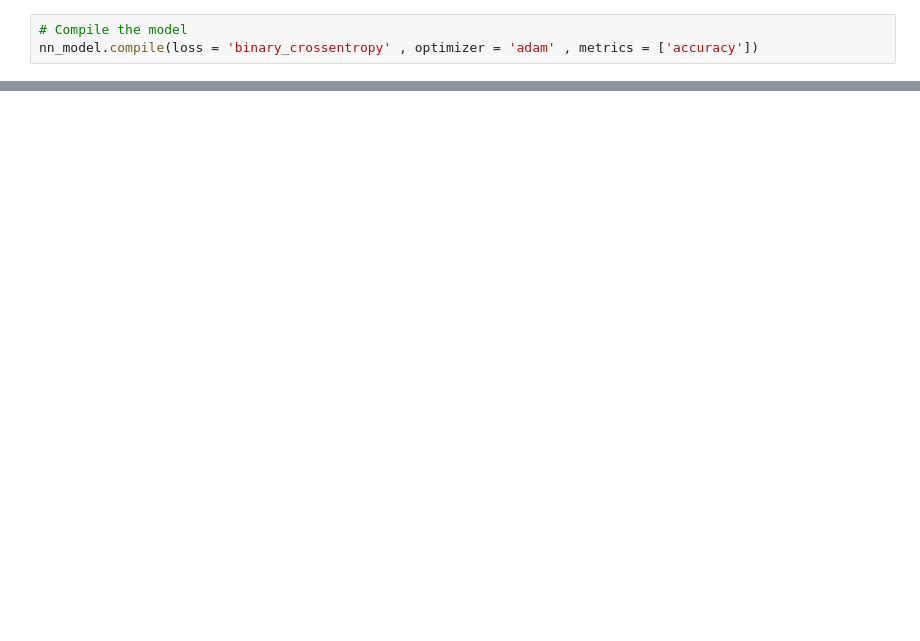
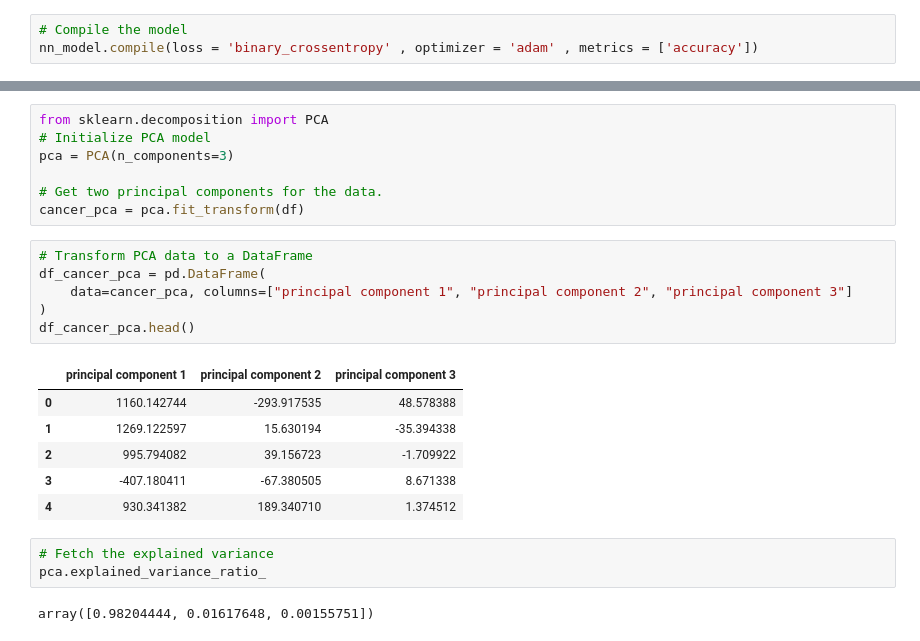
Before and after one commit to toshitorihara/Project4, a Jupyter notebook: Toshi/breast_cancer_test2.ipynb, the cells around one changed output, grey strips where cells are left out. Cells and saved outputs as stored; diff of their text form; blank space fills up the shorter version.

```diff
--- a/Toshi/breast_cancer_test2.ipynb
+++ b/Toshi/breast_cancer_test2.ipynb
@@ -81,0 +101,25 @@ Loss: 0.11363028616390446, Accuracy: 0.9510489702224731
+# %%
+from sklearn.decomposition import PCA
+# Initialize PCA model
+pca = PCA(n_components=3)
+
+# Get two principal components for the data.
+cancer_pca = pca.fit_transform(df)
+# %%
+# Transform PCA data to a DataFrame
+df_cancer_pca = pd.DataFrame(
+    data=cancer_pca, columns=["principal component 1", "principal component 2", "principal component 3"]
+)
+df_cancer_pca.head()
+# %% [output]
+|  | principal component 1 | principal component 2 | principal component 3 |
+| 0 | 1160.142744 | -293.917535 | 48.578388 |
+| 1 | 1269.122597 | 15.630194 | -35.394338 |
+| 2 | 995.794082 | 39.156723 | -1.709922 |
+| 3 | -407.180411 | -67.380505 | 8.671338 |
+| 4 | 930.341382 | 189.340710 | 1.374512 |
+# %%
+# Fetch the explained variance
+pca.explained_variance_ratio_
+# %% [output]
+array([0.98204444, 0.01617648, 0.00155751])
```
Also changed, not shown: parts of 19 cells of this notebook.
